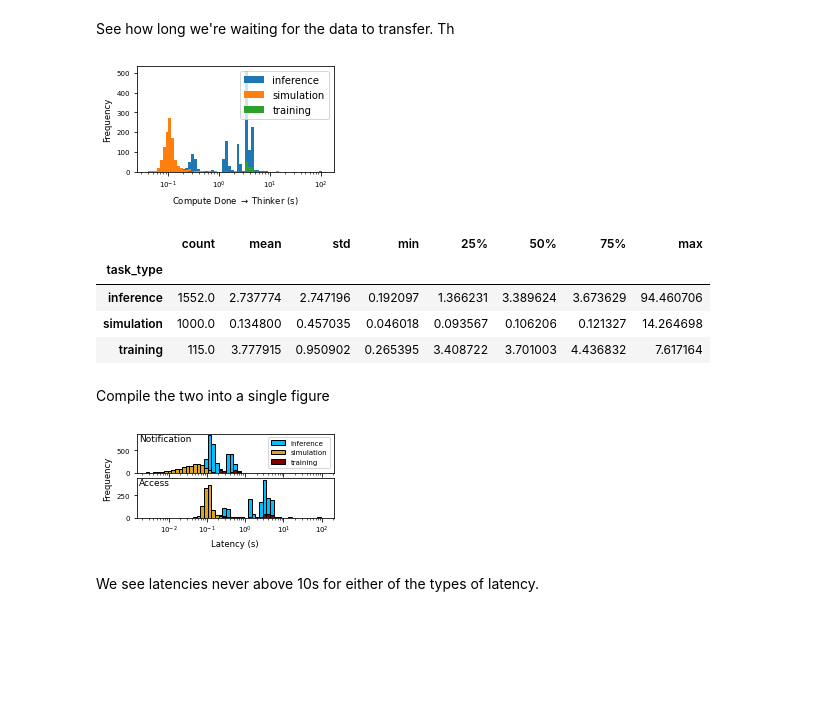
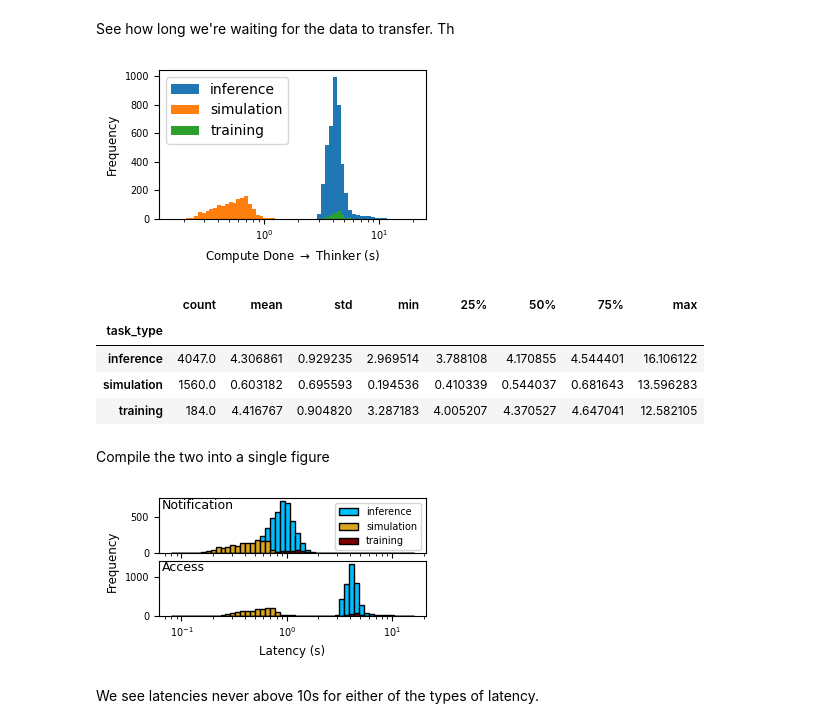
Before and after one commit to exalearn/multi-site-campaigns, a Jupyter notebook: molecular-design/notebooks/assess-latency.ipynb, the cells around one changed output. Drawn from its saved outputs; the diff is of its cells as text; code cells hidden in the pictures; blank space fills up the shorter version.

```diff
--- a/molecular-design/notebooks/assess-latency.ipynb
+++ b/molecular-design/notebooks/assess-latency.ipynb
@@ -13,8 +13,8 @@ import sys
 # %% [markdown]
 Configuration
 # %%
-funcx = Path('prod-runs/8KNL-8V100-funcx/')
-parsl_redis = Path('prod-runs/8KNL-8V100-parsl/')
+funcx = Path('prod-runs/8KNL-20T4-funcx/')
+parsl_redis = Path('prod-runs/8KNL-20T4-parsl/')
 # %% [markdown]
 ## Assess "Reaction Time" between Result Available and Processed
 We look at the time between when a result completes on the worker, it is received by the task server, and processed by the thinker
@@ -63,7 +63,7 @@ def get_reaction_times(path: Path) -> pd.DataFrame:
             return
         assert 'resolve' in x['proxy_stats'], list(x['proxy_stats'].keys())
         return x['proxy_stats']['resolve']['avg_time_ms'] / 1000
-    tasks['latency_data'] = tasks['task_info'].apply(_get_resolve)
+    tasks['latency_data'] = tasks['task_info'].apply(_get_resolve) + tasks['latency_result_sending']
     return tasks
 # %%
 with (funcx / 'duplicates.json').open() as fp:
@@ -170,56 +164,56 @@ fig.tight_layout()
 fig.savefig('figures/reaction-time-latency.png', dpi=320)
 fig.savefig('figures/reaction-time-latency.pdf')
 # %% [output]
-[figure, old version]
+[figure, new version]
 # %%
 funcx_tasks.groupby('task_type')['latency_data'].describe()
 # %% [output]
 |  | count | mean | std | min | 25% | 50% | 75% | max |
 | task_type |  |  |  |  |  |  |  |  |
-| inference | 1552.0 | 2.737774 | 2.747196 | 0.192097 | 1.366231 | 3.389624 | 3.673629 | 94.460706 |
-| simulation | 1000.0 | 0.134800 | 0.457035 | 0.046018 | 0.093567 | 0.106206 | 0.121327 | 14.264698 |
-| training | 115.0 | 3.777915 | 0.950902 | 0.265395 | 3.408722 | 3.701003 | 4.436832 | 7.617164 |
+| inference | 4047.0 | 4.306861 | 0.929235 | 2.969514 | 3.788108 | 4.170855 | 4.544401 | 16.106122 |
+| simulation | 1560.0 | 0.603182 | 0.695593 | 0.194536 | 0.410339 | 0.544037 | 0.681643 | 13.596283 |
+| training | 184.0 | 4.416767 | 0.904820 | 3.287183 | 4.005207 | 4.370527 | 4.647041 | 12.582105 |
 # %% [markdown]
 Compile the two into a single figure
 # %%
 fig, axs = plt.subplots(2, 1, figsize=(3.5, 1.9), sharex=True, sharey=False)
 
 # Get the bins for the histogram
-min_ = -2.5
+min_ = -1
 max_ = np.log10(funcx_tasks['latency_data'].max())
-bins = np.logspace(min_ - 0.1, max_ + 0.1, 50)
+bins = np.logspace(min_ - 0.1, max_ + 0., 50)
 
 # Plot the data
 colors = {
     'inference': 'deepskyblue',
     'simulation': 'goldenrod',
     'training': 'maroon'
 }
 for task_type, group in funcx_tasks.groupby('task_type'):
     axs[0].hist(group['latency_to_task_server'], bins=bins, label=task_type,
                 edgecolor='k', facecolor=colors[task_type])
     axs[1].hist(group['latency_data'], bins=bins, label=task_type,
                 edgecolor='k', facecolor=colors[task_type])
 
 # Label the axes
 for ax in axs:
     ax.set_xscale('log')
 axs[1].set_ylabel('Frequency', y=1.)
 axs[1].set_xlabel('Latency (s)')
 
 # Label the plots
 axs[0].text(0.01, 0.99, 'Notification', ha='left', va='top', fontsize=9,
            transform=axs[0].transAxes)
 axs[1].text(0.01, 0.99, 'Access', ha='left', va='top', fontsize=9,
            transform=axs[1].transAxes)
 
 axs[0].legend(fontsize=7, ncol=1)
 
 fig.tight_layout(h_pad=0.1)
 fig.savefig('figures/latency-analysis_reaction-time.png', dpi=320)
 fig.savefig('figures/latency-analysis_reaction-time.pdf')
 # %% [output]
-[figure, old version]
+[figure, new version]
 # %% [markdown]
 We see latencies never above 10s for either of the types of latency.
 # %% [markdown]
```
Also changed, not shown: parts of 24 cells of this notebook, 41 other files.
